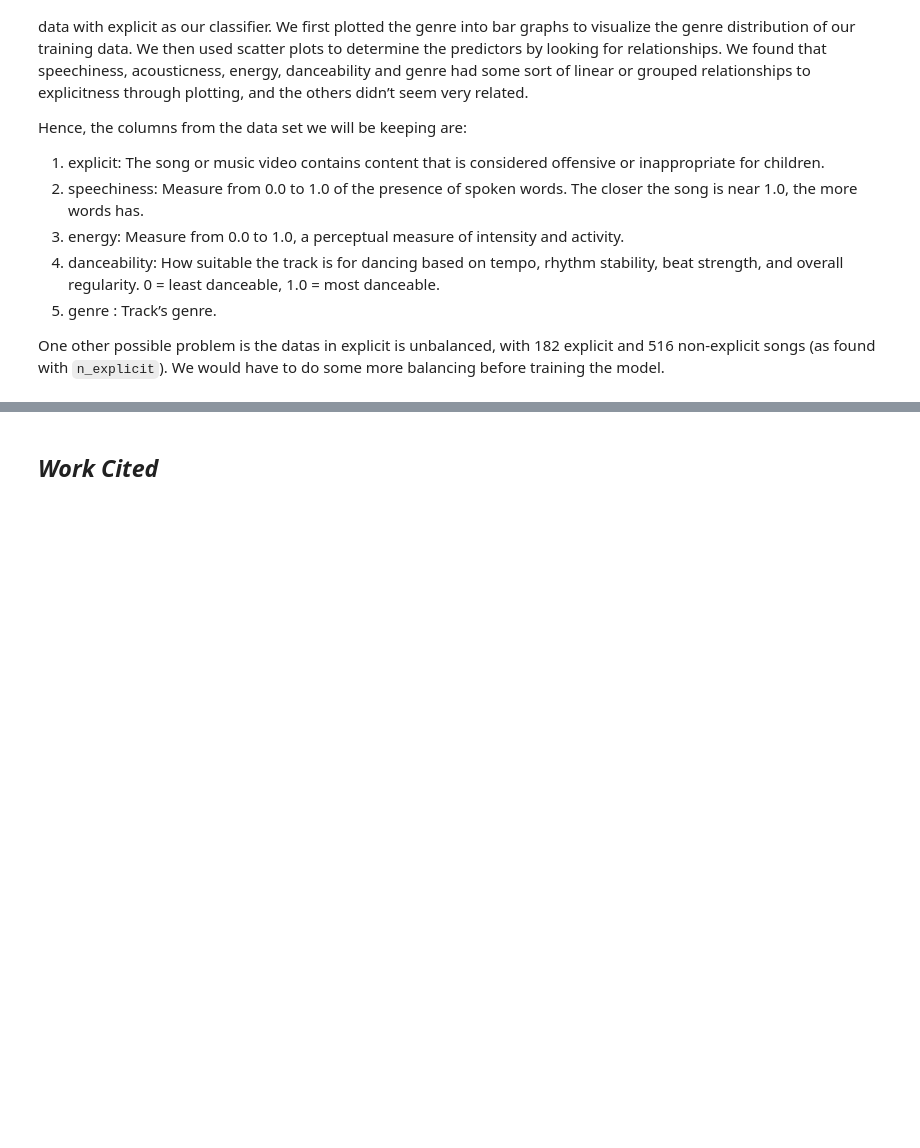
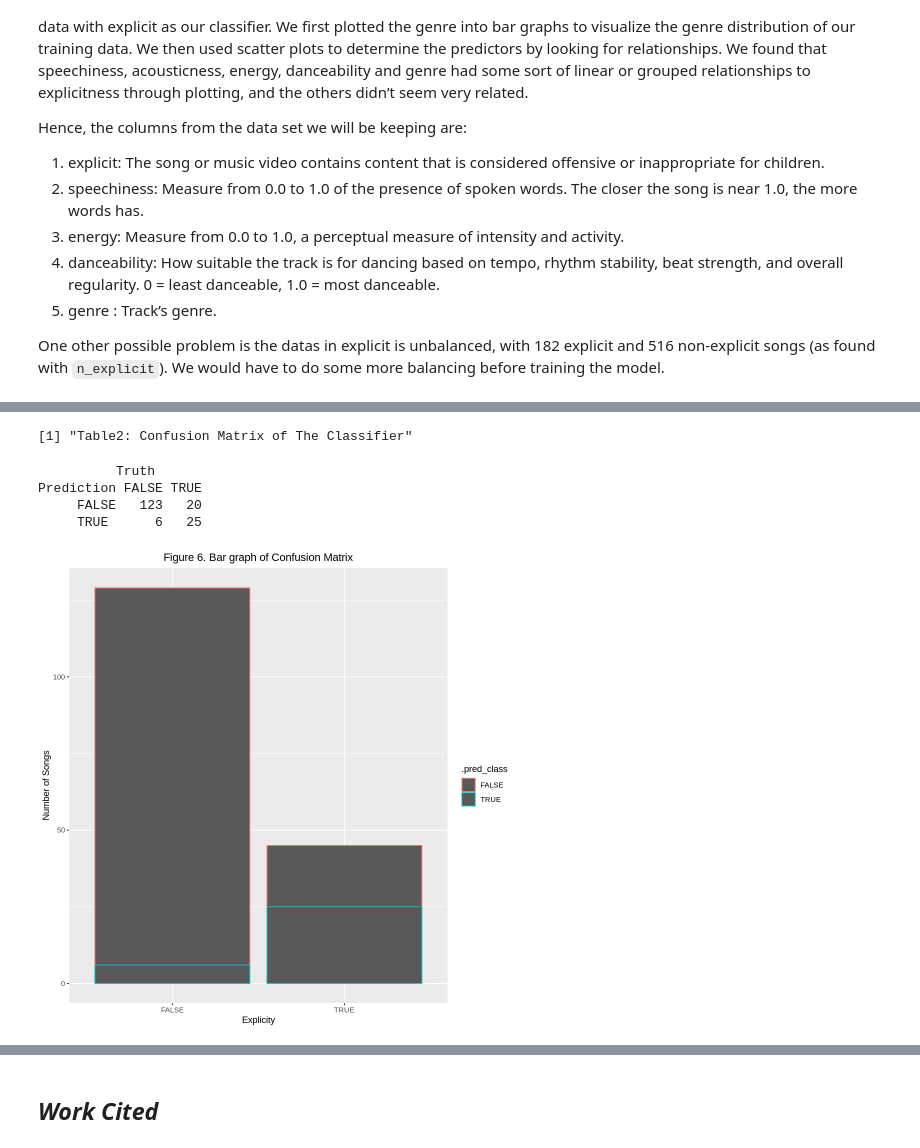
Before and after one commit to SugarLucas/dsci_100_project, a Jupyter notebook: Top_hits.ipynb, the cells around one changed output, grey strips where cells are left out. Drawn from its saved outputs; the diff is of its cells as text; code cells hidden in the pictures; blank space fills up the shorter version.

```diff
--- a/Top_hits.ipynb
+++ b/Top_hits.ipynb
@@ -231,0 +320,10 @@ Because our research is incomplete, this allows future academics to continue our
+# %%
+# build/train the model
+knn_spec_2 <- nearest_neighbor(weight_func = "rectangular", neighbors = 13) %>%
+    set_engine("kknn") %>%
+    set_mode("classification")
+
+songs_fit <- workflow() %>%
+             add_recipe(songs_recipe) %>%
+             add_model(knn_spec_2) %>%
+            fit(data = tracks_test)
@@ -231,0 +332,11 @@ Because our research is incomplete, this allows future academics to continue our
+# %%
+# predict the model accuracy
+songs_predictions <- predict(songs_fit, tracks_test) %>%
+                        bind_cols(tracks_test)
+
+accuracy_on_test <- songs_predictions %>%
+                        metrics(truth = explicit, estimate = .pred_class) %>%
+                        filter(.metric == "accuracy")
+
+print('Table 1: Statistics About The Quality of the Model')
+accuracy_on_test
@@ -231,0 +349,26 @@ Because our research is incomplete, this allows future academics to continue our
+# %%
+# confusion matrix
+songs_conf_mat <- songs_predictions %>%
+                        conf_mat(truth = explicit, estimate = .pred_class)
+
+print('Table2: Confusion Matrix of The Classifier')
+songs_conf_mat
+# %% [output]
+[1] "Table2: Confusion Matrix of The Classifier"
+          Truth
+Prediction FALSE TRUE
+     FALSE   123   20
+     TRUE      6   25
+# %%
+# visualization of the analysis ----------------------------------------------------------------------------
+
+#bar graph of confusion matrix
+
+mat_graph <- songs_predictions %>%
+    group_by(explicit)%>%
+    ggplot(aes(x = explicit,color = .pred_class))+geom_bar()+labs(x = "Explicity", y = 'Number of Songs') +
+    ggtitle('Figure 6. Bar graph of Confusion Matrix') +
+    theme(plot.title = element_text(hjust = 0.5))
+mat_graph
+# %% [output]
+[figure, added]
```
Also changed, not shown: parts of 20 cells of this notebook.
